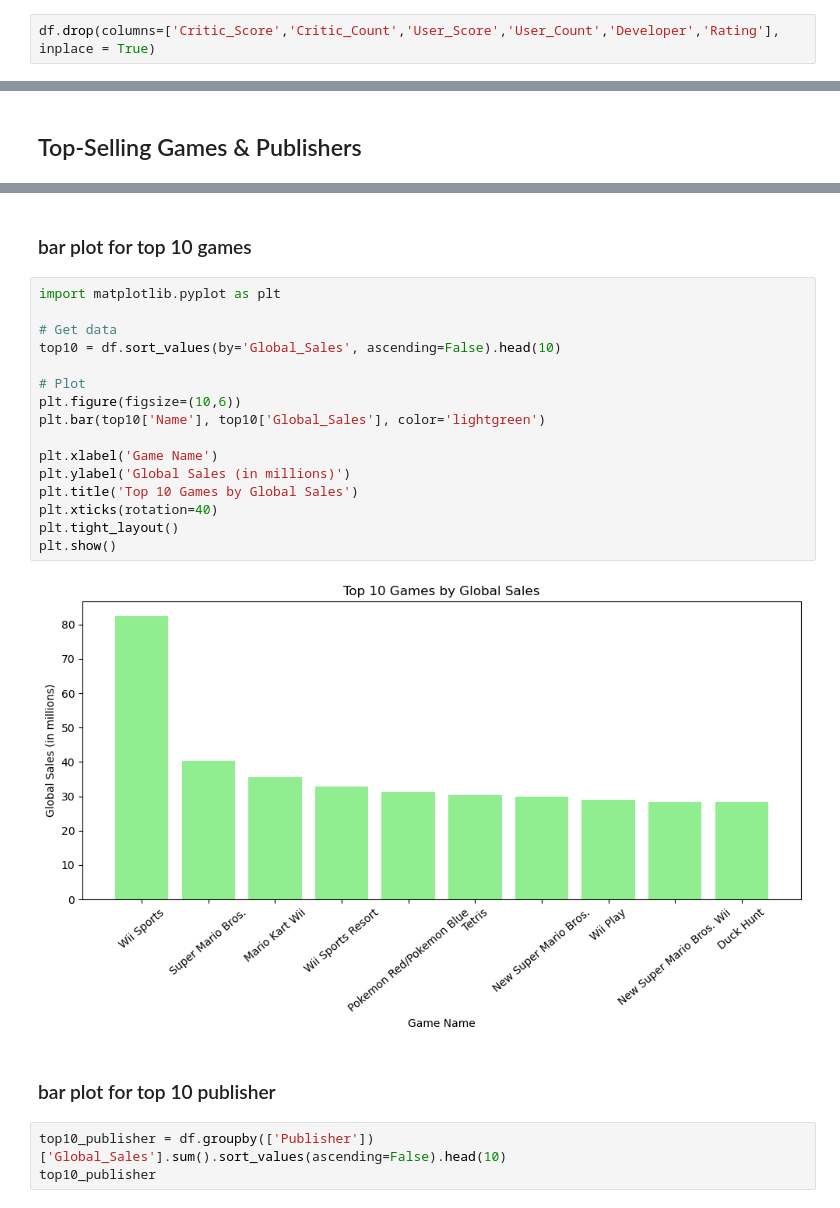
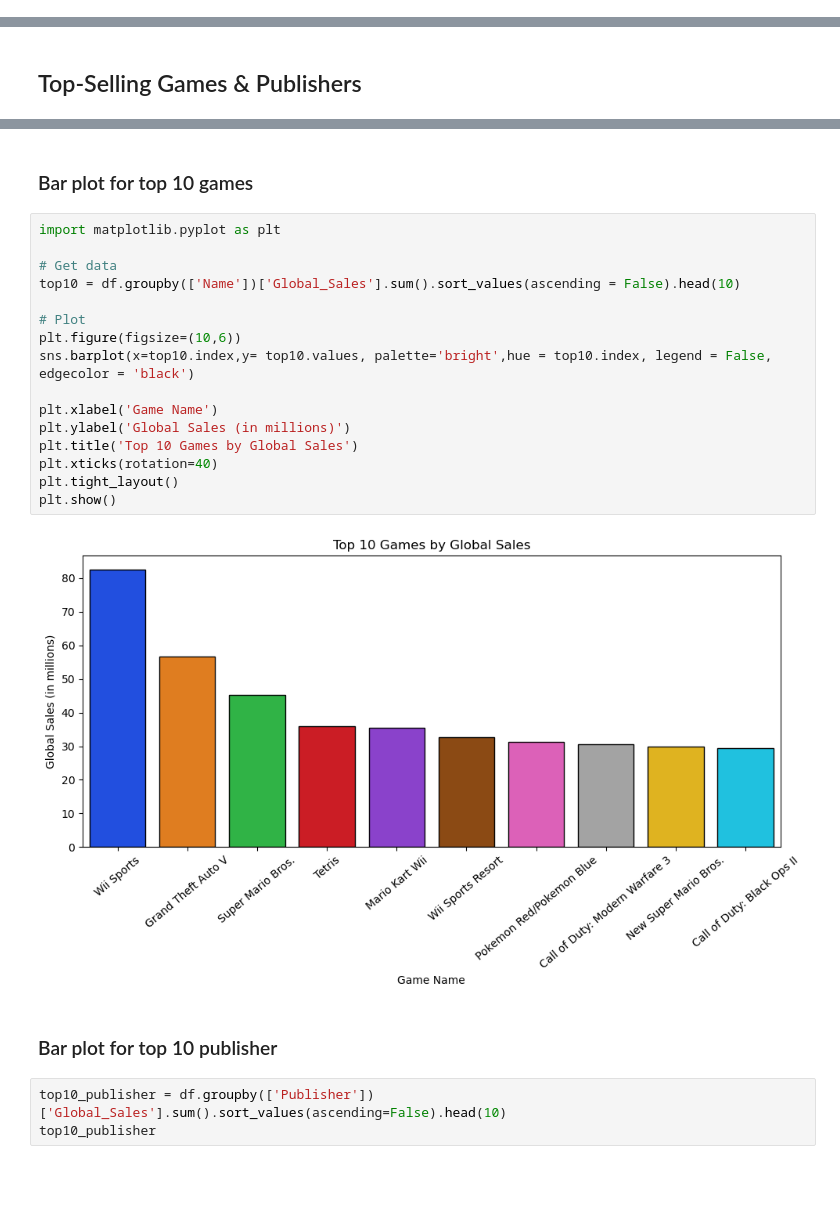
Before and after one commit to abdullahilyas3450/Video-Game-Sales---Trends-Analysis, a Jupyter notebook: video_games_sales.ipynb, the cells around one changed output, grey strips where cells are left out. Cells and saved outputs as stored; diff of their text form; blank space fills up the shorter version.

```diff
--- a/video_games_sales.ipynb
+++ b/video_games_sales.ipynb
@@ -79,3 +77 @@ dtype: int64
-# %%
-df.drop(columns=['Critic_Score','Critic_Count','User_Score','User_Count','Developer','Rating'], inplace = True)
 # %% [markdown]
@@ -183,27 +186,27 @@ Publisher
 Nintendo    1786.72
 Name: Global_Sales, dtype: float64
 # %% [markdown]
-### bar plot for top 10 games
+### Bar plot for top 10 games
 # %%
 import matplotlib.pyplot as plt
 
 # Get data
-top10 = df.sort_values(by='Global_Sales', ascending=False).head(10)
+top10 = df.groupby(['Name'])['Global_Sales'].sum().sort_values(ascending = False).head(10)
 
 # Plot
 plt.figure(figsize=(10,6))
-plt.bar(top10['Name'], top10['Global_Sales'], color='lightgreen')
+sns.barplot(x=top10.index,y= top10.values, palette='bright',hue = top10.index, legend = False, edgecolor = 'black')
 
 plt.xlabel('Game Name')
 plt.ylabel('Global Sales (in millions)')
 plt.title('Top 10 Games by Global Sales')
 plt.xticks(rotation=40)
 plt.tight_layout()
 plt.show()
 # %% [output]
-[figure, old version]
+[figure, new version]
 # %% [markdown]
-### bar plot for top 10 publisher
+### Bar plot for top 10 publisher
 # %%
 top10_publisher = df.groupby(['Publisher'])['Global_Sales'].sum().sort_values(ascending=False).head(10)
 top10_publisher
```
Also changed, not shown: parts of 48 cells of this notebook, 1 other file.
